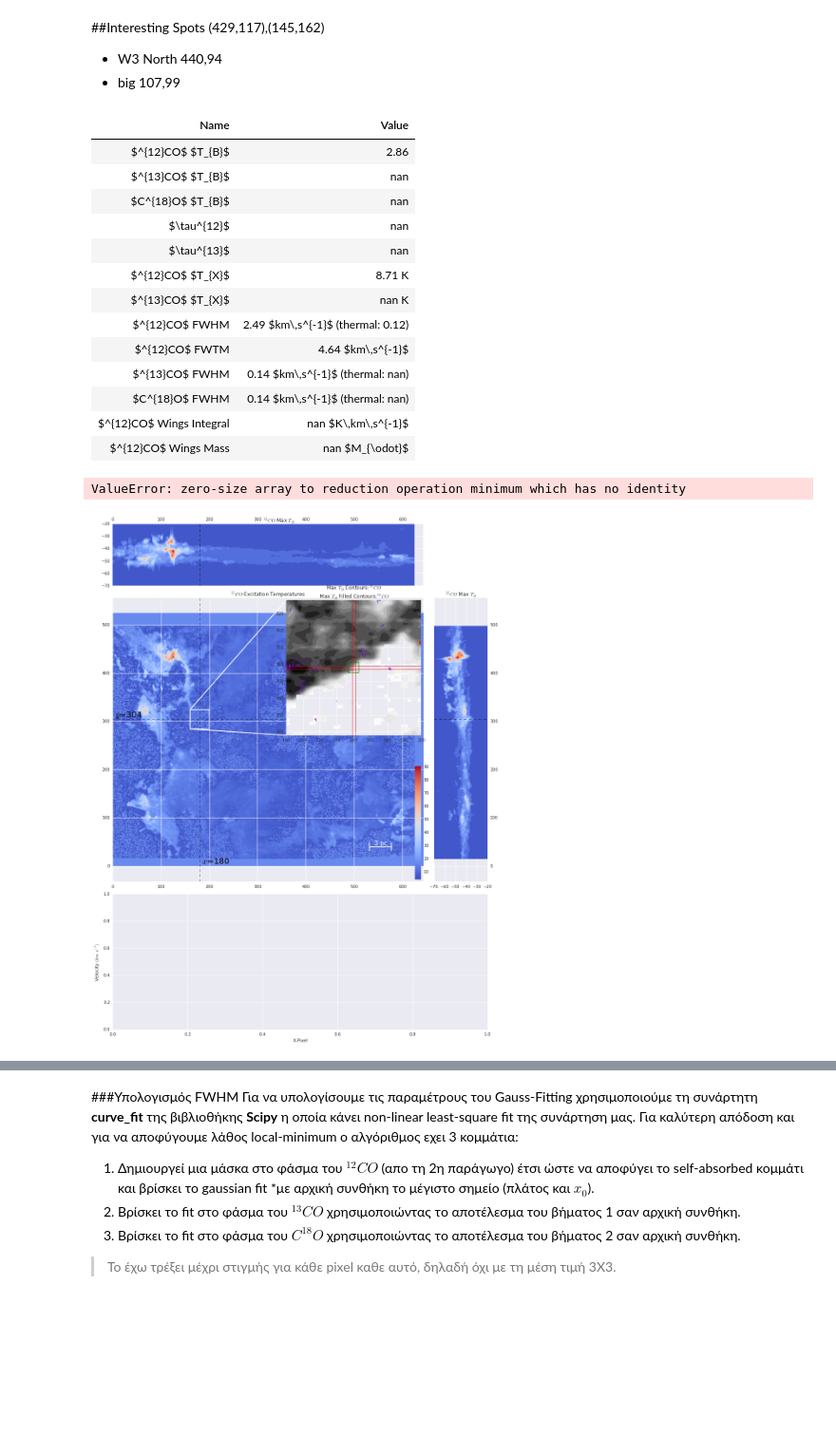
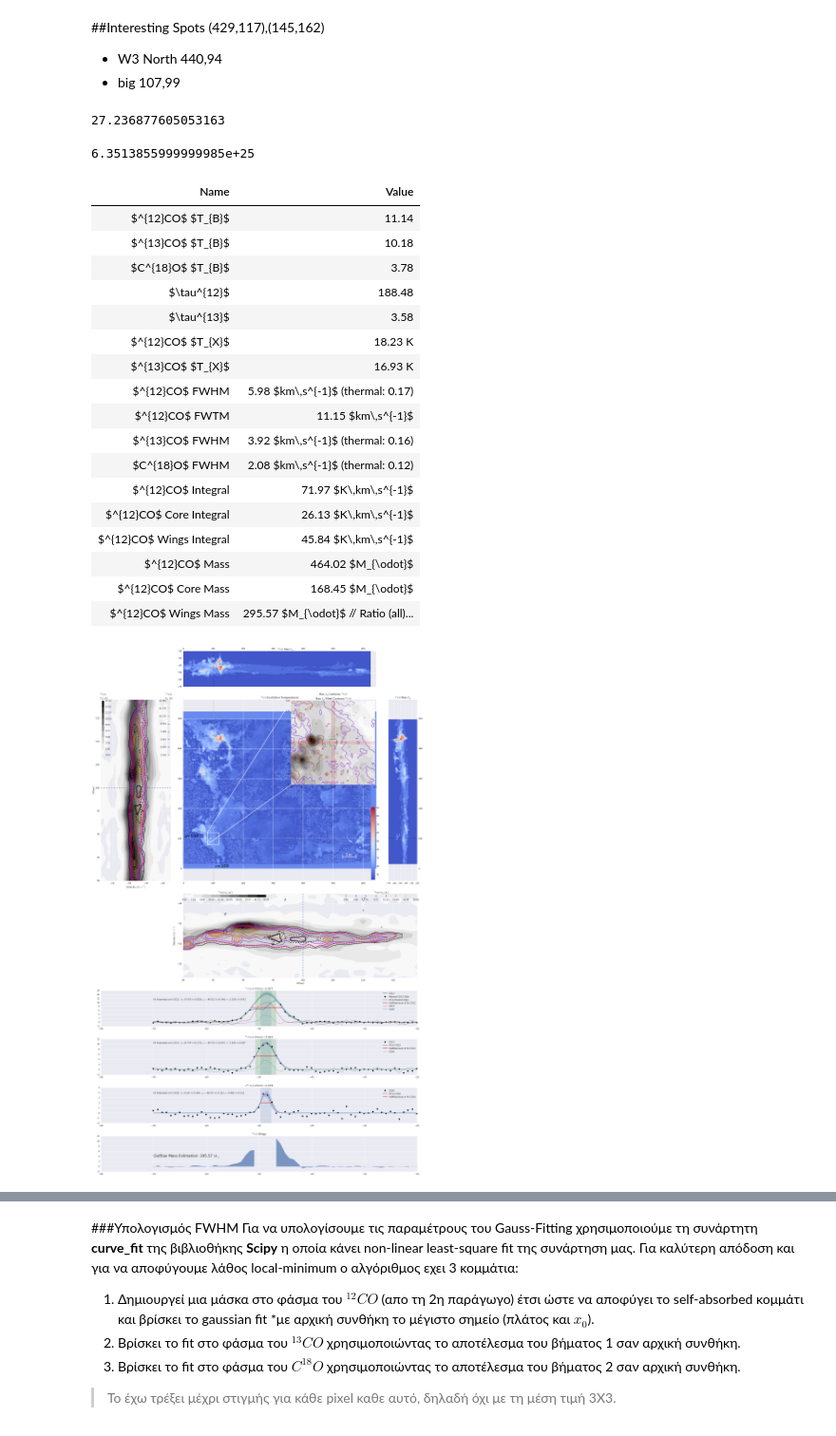
Before and after one commit to Mixpap/Ptyxiaki, a Jupyter notebook: Optical Depth.ipynb, the cells around one changed output, grey strips where cells are left out. Shown at 95% size. Saved outputs shown, nothing was run; the diff lists cells and outputs as text; code cells hidden in the pictures; blank space fills up the shorter version.

```diff
--- a/Optical Depth.ipynb
+++ b/Optical Depth.ipynb
@@ -161,24 +165,35 @@ def s(y,x,dy=20,dx=20,dv=7,gf=0.2,s=False):
 (429,117),(145,162)
 * W3 North 440,94
 * big 107,99
+# %%
+(2.8*3.35e-27*(2e3)**2 *(3.086e16)**2 *(7.7/206265.)**2 *1.28e21 *8.5e5)/1.9891e30
+# %% [output]
+27.236877605053163
+# %%
+2.8*3.35e-27 *1.28e21 *(2.3e15)**2
+# %% [output]
+6.3513855999999985e+25
 # %%
 #%%time
 #  (Y,X)
-s(304,180,dv=13)
+s(100,100,dv=13)
 # %% [output]
 | Name | Value |
-| $^{12}CO$ $T_{B}$ | 2.86 |
-| $^{13}CO$ $T_{B}$ | nan |
-| $C^{18}O$ $T_{B}$ | nan |
-| $\tau^{12}$ | nan |
-| $\tau^{13}$ | nan |
-| $^{12}CO$ $T_{X}$ | 8.71 K |
-| $^{13}CO$ $T_{X}$ | nan K |
-| $^{12}CO$ FWHM | 2.49 $km\,s^{-1}$ (thermal: 0.12) |
-| $^{12}CO$ FWTM | 4.64 $km\,s^{-1}$ |
-| $^{13}CO$ FWHM | 0.14 $km\,s^{-1}$ (thermal: nan) |
-| $C^{18}O$ FWHM | 0.14 $km\,s^{-1}$ (thermal: nan) |
-| $^{12}CO$ Wings Integral | nan $K\,km\,s^{-1}$ |
-| $^{12}CO$ Wings Mass | nan $M_{\odot}$ |
+| $^{12}CO$ $T_{B}$ | 11.14 |
+| $^{13}CO$ $T_{B}$ | 10.18 |
+| $C^{18}O$ $T_{B}$ | 3.78 |
+| $\tau^{12}$ | 188.48 |
+| $\tau^{13}$ | 3.58 |
+| $^{12}CO$ $T_{X}$ | 18.23 K |
+| $^{13}CO$ $T_{X}$ | 16.93 K |
+| $^{12}CO$ FWHM | 5.98 $km\,s^{-1}$ (thermal: 0.17) |
+| $^{12}CO$ FWTM | 11.15 $km\,s^{-1}$ |
+| $^{13}CO$ FWHM | 3.92 $km\,s^{-1}$ (thermal: 0.16) |
+| $C^{18}O$ FWHM | 2.08 $km\,s^{-1}$ (thermal: 0.12) |
+| $^{12}CO$ Integral | 71.97 $K\,km\,s^{-1}$ |
+| $^{12}CO$ Core Integral | 26.13 $K\,km\,s^{-1}$ |
+| $^{12}CO$ Wings Integral | 45.84 $K\,km\,s^{-1}$ |
+| $^{12}CO$ Mass | 464.02 $M_{\odot}$ |
+| $^{12}CO$ Core Mass | 168.45 $M_{\odot}$ |
+| $^{12}CO$ Wings Mass | 295.57 $M_{\odot}$ // Ratio (all)... |
-ValueError: zero-size array to reduction operation minimum which has no identity
-[figure, old version]
+[figure, new version]
```
Also changed, not shown: parts of 29 cells of this notebook, 5 other files.
